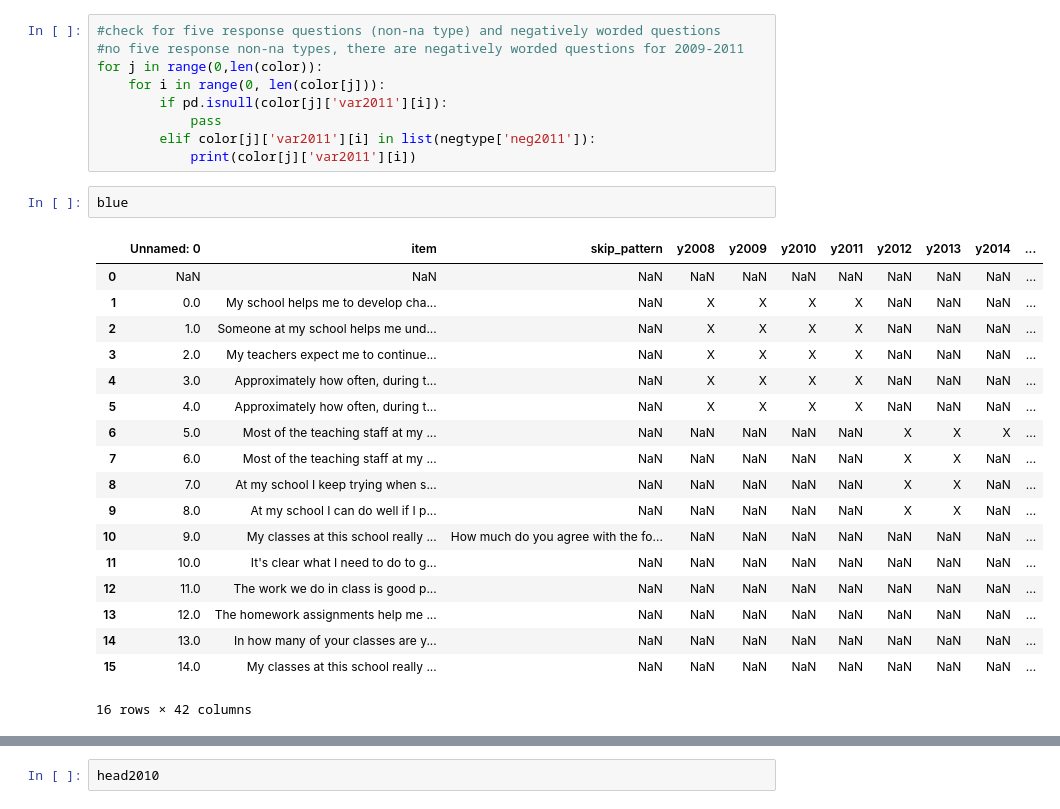
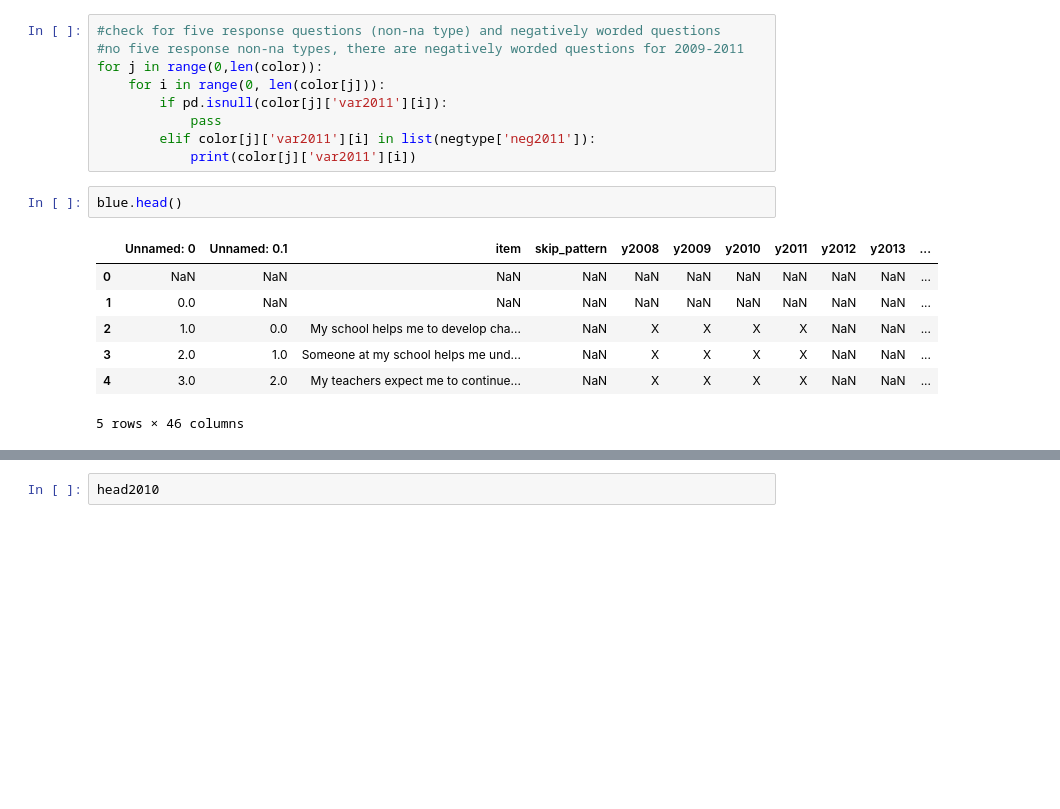
Before and after one commit to angsu/NYC-Survey-Scoring, a Jupyter notebook: score09_11.ipynb, the cells around one changed output, grey strips where cells are left out. Saved outputs shown, nothing was run; the diff lists cells and outputs as text; blank space fills up the shorter version.

```diff
--- a/score09_11.ipynb
+++ b/score09_11.ipynb
@@ -173,26 +168,15 @@ for j in range(0,len(color)):
         elif color[j]['var2011'][i] in list(negtype['neg2011']):
             print(color[j]['var2011'][i])
 # %%
-blue
+blue.head()
 # %% [output]
-|  | Unnamed: 0 | item | skip_pattern | y2008 | y2009 | y2010 | y2011 | y2012 | y2013 | y2014 | ... |
+|  | Unnamed: 0 | Unnamed: 0.1 | item | skip_pattern | y2008 | y2009 | y2010 | y2011 | y2012 | y2013 | ... |
 | 0 | NaN | NaN | NaN | NaN | NaN | NaN | NaN | NaN | NaN | NaN | ... |
-| 1 | 0.0 | My school helps me to develop cha... | NaN | X | X | X | X | NaN | NaN | NaN | ... |
-| 2 | 1.0 | Someone at my school helps me und... | NaN | X | X | X | X | NaN | NaN | NaN | ... |
-| 3 | 2.0 | My teachers expect me to continue... | NaN | X | X | X | X | NaN | NaN | NaN | ... |
-| 4 | 3.0 | Approximately how often, during t... | NaN | X | X | X | X | NaN | NaN | NaN | ... |
-| 5 | 4.0 | Approximately how often, during t... | NaN | X | X | X | X | NaN | NaN | NaN | ... |
-| 6 | 5.0 | Most of the teaching staff at my ... | NaN | NaN | NaN | NaN | NaN | X | X | X | ... |
-| 7 | 6.0 | Most of the teaching staff at my ... | NaN | NaN | NaN | NaN | NaN | X | X | NaN | ... |
-| 8 | 7.0 | At my school I keep trying when s... | NaN | NaN | NaN | NaN | NaN | X | X | NaN | ... |
-| 9 | 8.0 | At my school I can do well if I p... | NaN | NaN | NaN | NaN | NaN | X | X | NaN | ... |
-| 10 | 9.0 | My classes at this school really ... | How much do you agree with the fo... | NaN | NaN | NaN | NaN | NaN | NaN | NaN | ... |
-| 11 | 10.0 | It's clear what I need to do to g... | NaN | NaN | NaN | NaN | NaN | NaN | NaN | NaN | ... |
-| 12 | 11.0 | The work we do in class is good p... | NaN | NaN | NaN | NaN | NaN | NaN | NaN | NaN | ... |
-| 13 | 12.0 | The homework assignments help me ... | NaN | NaN | NaN | NaN | NaN | NaN | NaN | NaN | ... |
-| 14 | 13.0 | In how many of your classes are y... | NaN | NaN | NaN | NaN | NaN | NaN | NaN | NaN | ... |
-| 15 | 14.0 | My classes at this school really ... | NaN | NaN | NaN | NaN | NaN | NaN | NaN | NaN | ... |
+| 1 | 0.0 | NaN | NaN | NaN | NaN | NaN | NaN | NaN | NaN | NaN | ... |
+| 2 | 1.0 | 0.0 | My school helps me to develop cha... | NaN | X | X | X | X | NaN | NaN | ... |
+| 3 | 2.0 | 1.0 | Someone at my school helps me und... | NaN | X | X | X | X | NaN | NaN | ... |
+| 4 | 3.0 | 2.0 | My teachers expect me to continue... | NaN | X | X | X | X | NaN | NaN | ... |
-16 rows × 42 columns
+5 rows × 46 columns
 # %%
 nvarblue = pd.DataFrame(index=np.arange(100), columns = variable)
 nvarorange = pd.DataFrame(index=np.arange(100), columns = variable)
```
Also changed, not shown: parts of 14 cells of this notebook, 8 other files.
